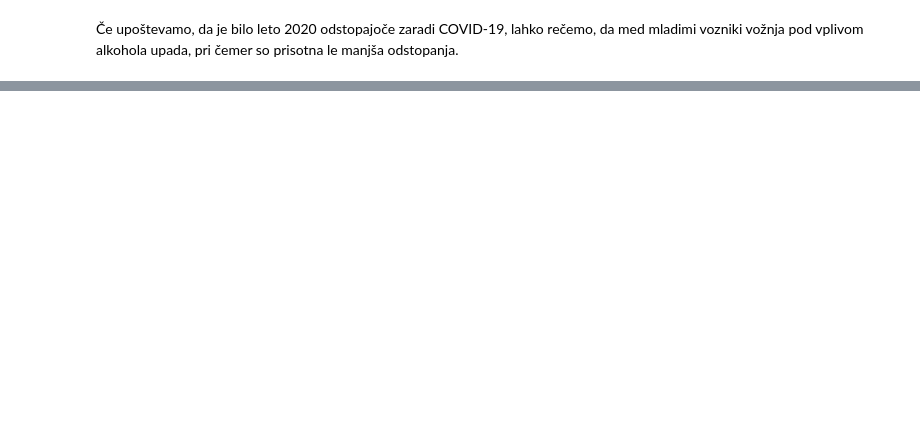
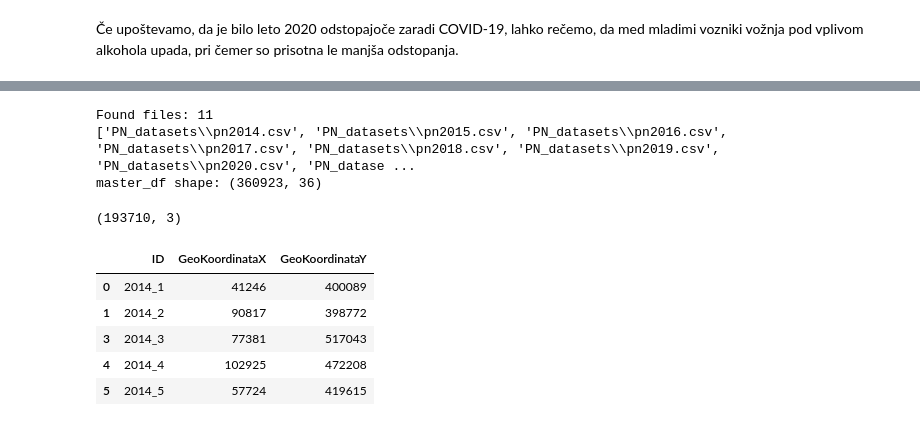
Before and after one commit to PatrikFurlan/PR2615, a Jupyter notebook: notebook.ipynb, the cells around one changed output, grey strips where cells are left out. Drawn from its saved outputs; the diff is of its cells as text; code cells hidden in the pictures; blank space fills up the shorter version.

```diff
--- a/notebook.ipynb
+++ b/notebook.ipynb
@@ -302,0 +307,49 @@ ModuleNotFoundError: No module named 'folium'
+# %%
+import pandas as pd
+import glob
+import os
+import numpy as np
+
+path = "PN_datasets"
+files = sorted(glob.glob(os.path.join(path, "*.csv")))
+
+print("Found files:", len(files))
+print(files)
+
+df_list = []
+
+for file in files:
+    temp_df = pd.read_csv(file, sep=";", encoding="windows-1250")
+    year = "".join(filter(str.isdigit, os.path.basename(file)))
+    temp_df["ID"] = year + "_" + temp_df["ZaporednaStevilkaPN"].astype(str)
+    df_list.append(temp_df)
+
+master_df = pd.concat(df_list, ignore_index=True)
+# %% [output]
+Found files: 11
+['PN_datasets\\pn2014.csv', 'PN_datasets\\pn2015.csv', 'PN_datasets\\pn2016.csv', 'PN_datasets\\pn2017.csv', 'PN_datasets\\pn2018.csv', 'PN_datasets\\pn2019.csv', 'PN_datasets\\pn2020.csv', 'PN_datase ...
+master_df shape: (360923, 36)
+# %%
+acc_map = master_df.drop_duplicates(subset="ID").copy()
+
+acc_map = acc_map[["ID", "GeoKoordinataX", "GeoKoordinataY"]].copy()
+
+acc_map["GeoKoordinataX"] = pd.to_numeric(acc_map["GeoKoordinataX"], errors="coerce")
+acc_map["GeoKoordinataY"] = pd.to_numeric(acc_map["GeoKoordinataY"], errors="coerce")
+
+acc_map = acc_map.dropna()
+acc_map = acc_map[
+    (acc_map["GeoKoordinataX"] > 0) &
+    (acc_map["GeoKoordinataY"] > 0)
+].copy()
+
+print(acc_map.shape)
+acc_map.head()
+# %% [output]
+(193710, 3)
+|  | ID | GeoKoordinataX | GeoKoordinataY |
+| 0 | 2014_1 | 41246 | 400089 |
+| 1 | 2014_2 | 90817 | 398772 |
+| 3 | 2014_3 | 77381 | 517043 |
+| 4 | 2014_4 | 102925 | 472208 |
+| 5 | 2014_5 | 57724 | 419615 |
```
Also changed, not shown: parts of 10 cells of this notebook, 3 other files.
